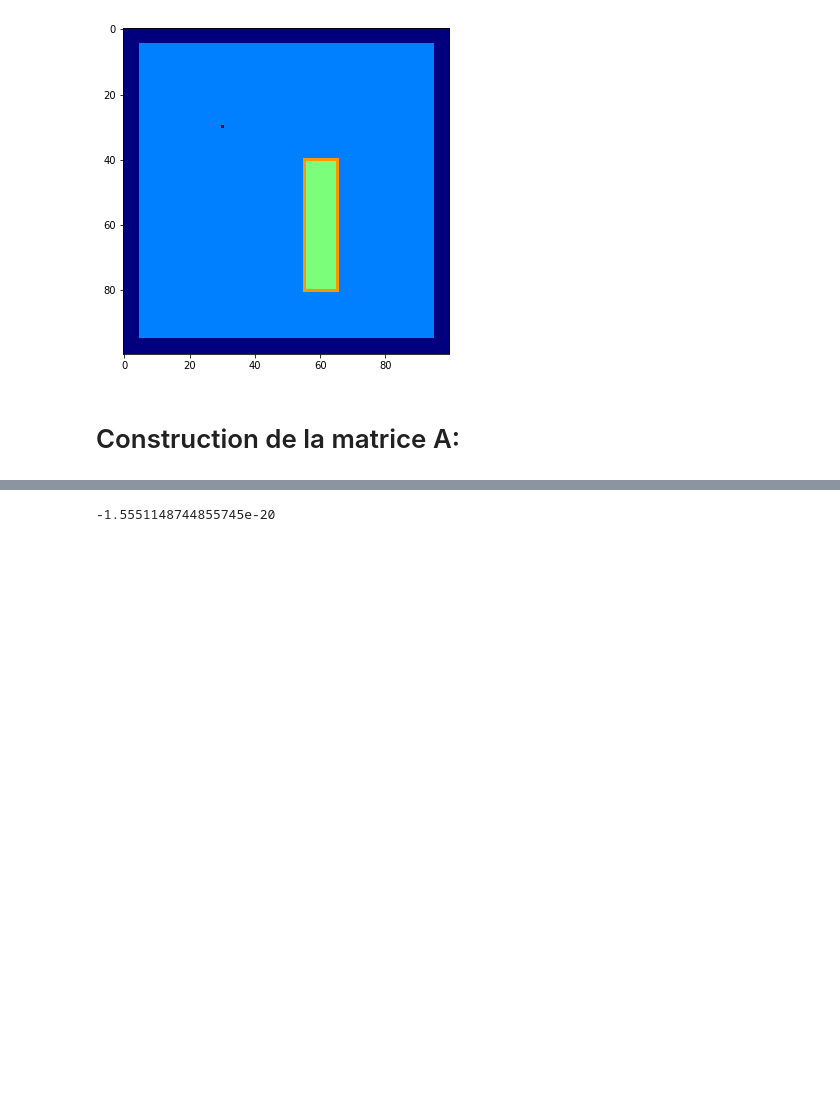
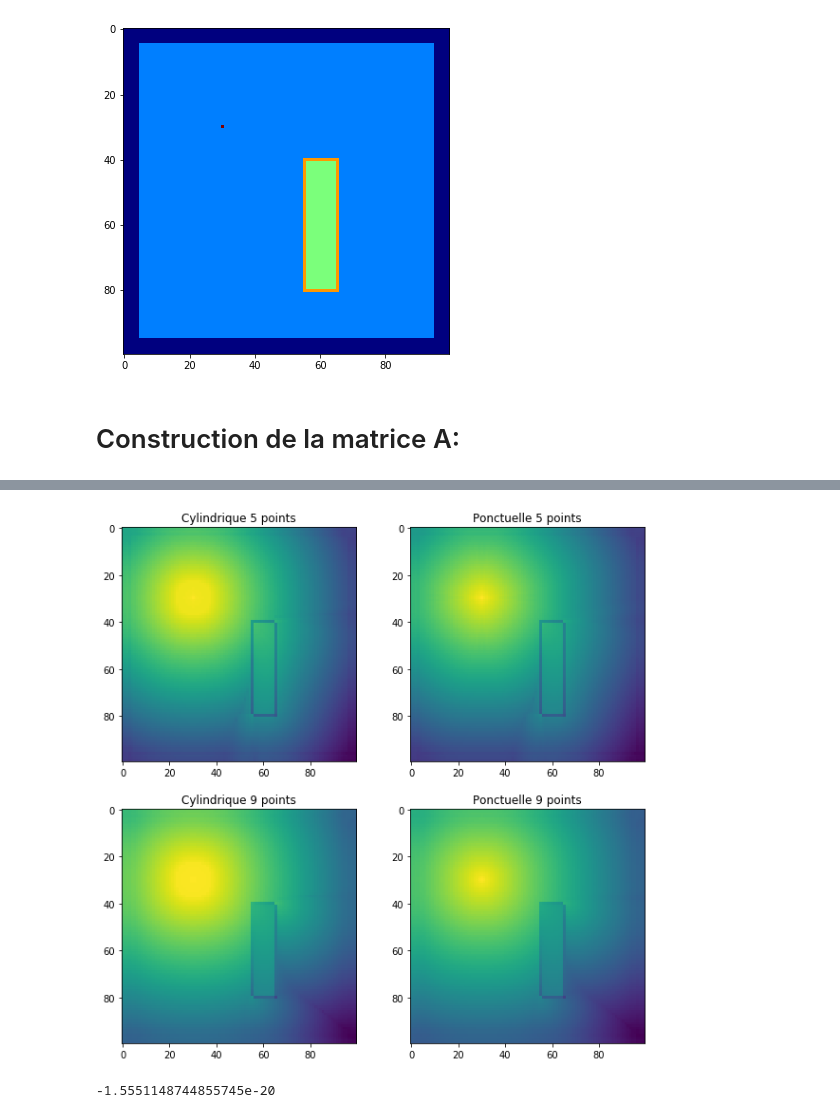
Before and after one commit to pierreluc-plt/ProjetSimulation, a Jupyter notebook: ConstructionMaillage.ipynb, the cells around one changed output, grey strips where cells are left out. Drawn from its saved outputs; the diff is of its cells as text; code cells hidden in the pictures; blank space fills up the shorter version.

```diff
--- a/ConstructionMaillage.ipynb
+++ b/ConstructionMaillage.ipynb
@@ -644,0 +646,10 @@ np.mean(Diff)
+# %%
+Cylindrique_5points=np.load("Resultats/MapSol_cylindrique_5points.npy")
+CylindriqueSB_5points=np.load("Resultats/MapSolSB_cylindrique_5points.npy")
+Cylindrique_9points=np.load("Resultats/MapSol_cylindrique_9points.npy")
+CylindriqueSB_9points=np.load("Resultats/MapSolSB_cylindrique_9points.npy")
+Ponctuelle_5points=np.load("Resultats/MapSol_ponctuelle_5points.npy")
+PonctuelleSB_5points=np.load("Resultats/MapSolSB_ponctuelle_5points.npy")
+Ponctuelle_9points=np.load("Resultats/MapSol_ponctuelle_9points.npy")
+PonctuelleSB_9points=np.load("Resultats/MapSolSB_ponctuelle_9points.npy")
+Ponctuelle_5points
@@ -645,3 +674,19 @@ np.mean(Diff)
+# %%
+##
+fig,ax= plt.subplots(2,2, figsize=(10,10))
+ax[0,0].imshow(np.transpose(np.log(abs(Cylindrique_5points))),interpolation="none")
+ax[0,0].set_title("Cylindrique 5 points")
+ax[1,0].imshow(np.transpose(np.log(abs(Cylindrique_9points))),interpolation="none")
+ax[1,0].set_title("Cylindrique 9 points")
+
+ax[0,1].imshow(np.transpose(np.log(abs(Ponctuelle_5points))),interpolation="none")
+ax[0,1].set_title("Ponctuelle 5 points")
+ax[1,1].imshow(np.transpose(np.log(abs(Ponctuelle_9points))),interpolation="none")
+ax[1,1].set_title("Ponctuelle 9 points")
+
+plt.savefig("Resultats/Comparaison")
+# %% [output]
+[figure, added]
 # %%
 fig,ax=plt.subplots(1,2,figsize=(15,5))
 ax[0].imshow(np.log(abs(MapSol)+1e-300),cmap="coolwarm",alpha=1,interpolation="none")
```
Also changed, not shown: parts of 6 cells of this notebook, 9 other files.
